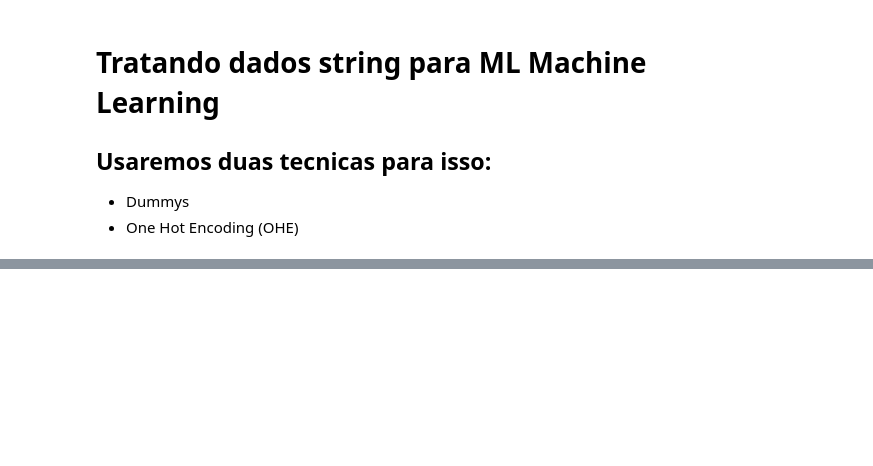
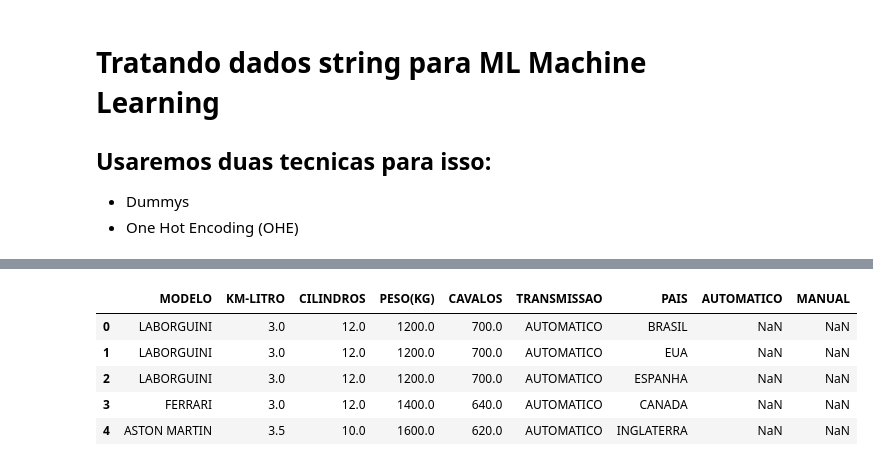
Before and after one commit to CaioHarrys/CURSO-PYTHON-IA, a Jupyter notebook: Analises/Analise Dados/dados.ipynb, the cells around one changed output, grey strips where cells are left out. Saved outputs shown, nothing was run; the diff lists cells and outputs as text; code cells hidden in the pictures; blank space fills up the shorter version.

```diff
--- a/Analises/Analise Dados/dados.ipynb
+++ b/Analises/Analise Dados/dados.ipynb
@@ -16,0 +177,13 @@ ImportError: Missing optional dependency 'openpyxl'.  Use pip or conda to instal
+# %%
+df_dummy_transmissao = pd.get_dummies(df['TRANSMISSAO'])
+
+df_completo = pd.concat([df,df_dummy_transmissao])
+
+df_completo.head()
+# %% [output]
+|  | MODELO | KM-LITRO | CILINDROS | PESO(KG) | CAVALOS | TRANSMISSAO | PAIS | AUTOMATICO | MANUAL |
+| 0 | LABORGUINI | 3.0 | 12.0 | 1200.0 | 700.0 | AUTOMATICO | BRASIL | NaN | NaN |
+| 1 | LABORGUINI | 3.0 | 12.0 | 1200.0 | 700.0 | AUTOMATICO | EUA | NaN | NaN |
+| 2 | LABORGUINI | 3.0 | 12.0 | 1200.0 | 700.0 | AUTOMATICO | ESPANHA | NaN | NaN |
+| 3 | FERRARI | 3.0 | 12.0 | 1400.0 | 640.0 | AUTOMATICO | CANADA | NaN | NaN |
+| 4 | ASTON MARTIN | 3.5 | 10.0 | 1600.0 | 620.0 | AUTOMATICO | INGLATERRA | NaN | NaN |
```
Also changed, not shown: parts of 14 cells of this notebook, 1 other file.
